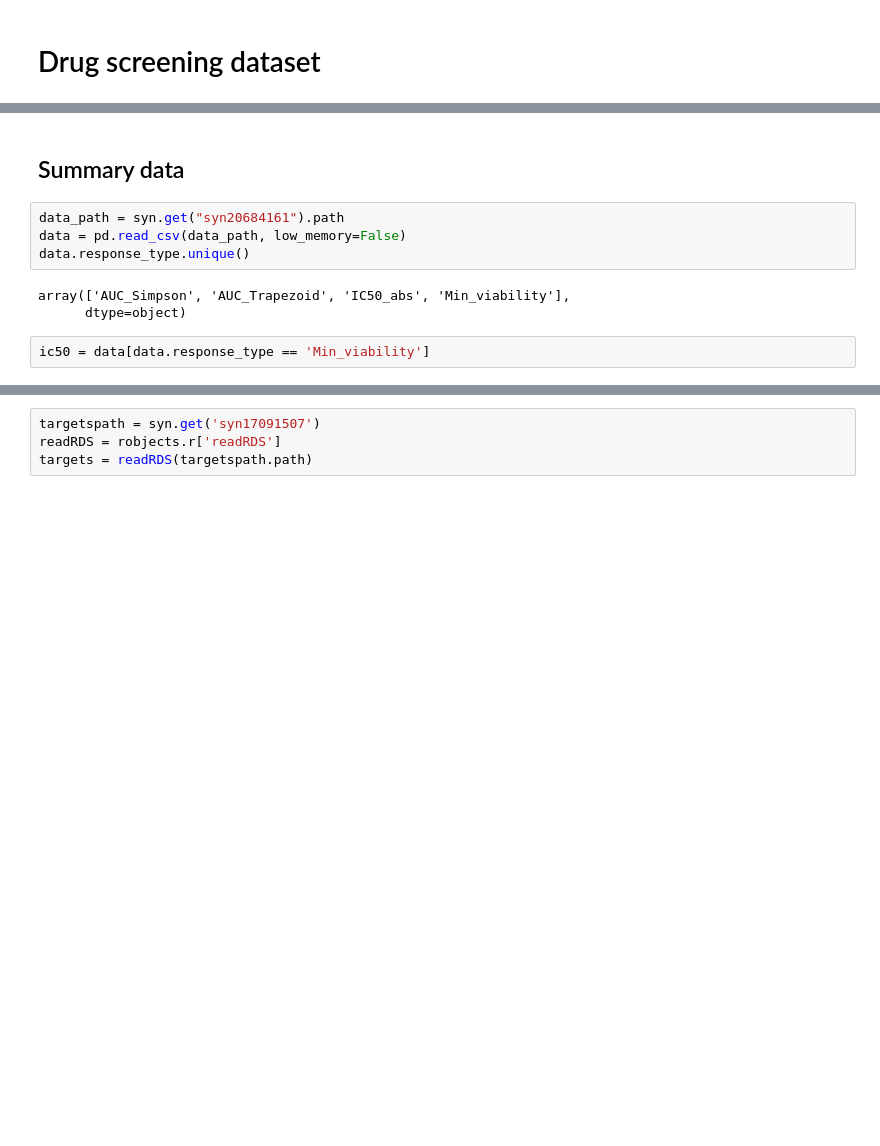
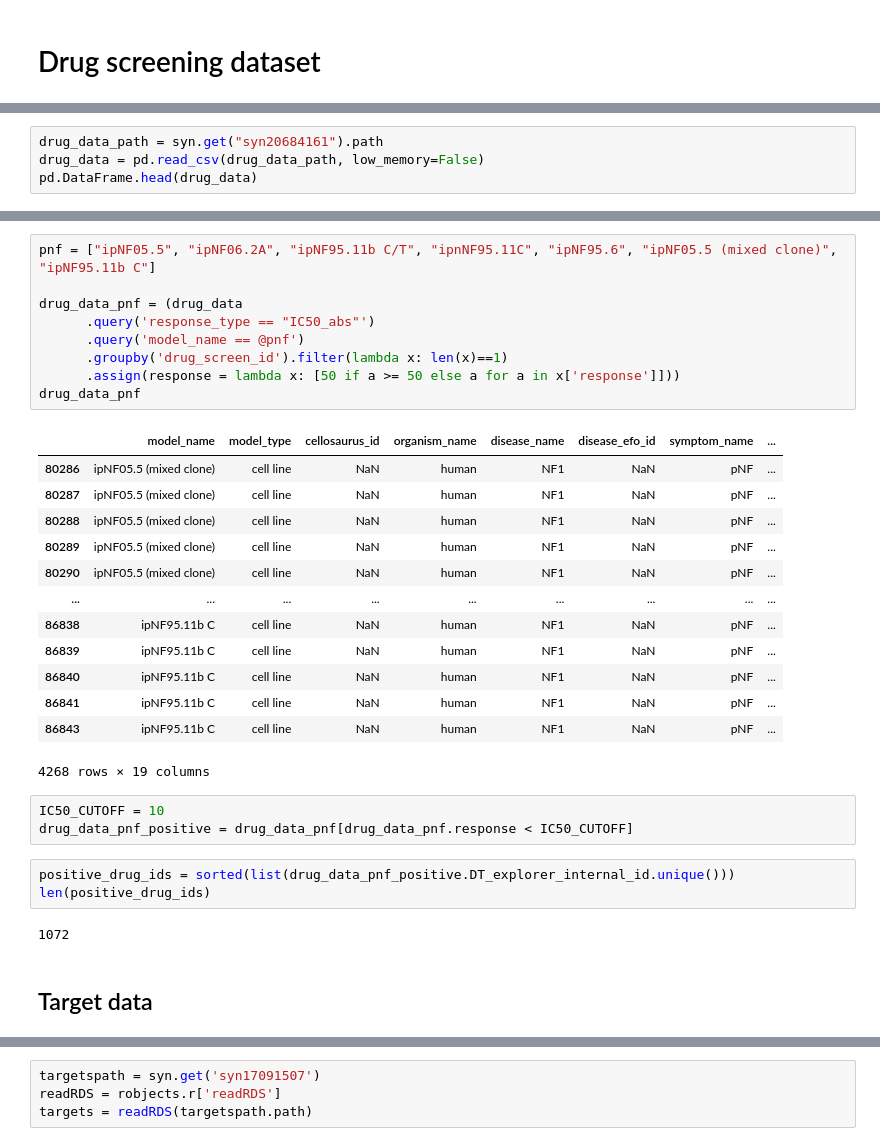
Before and after one commit to CTF-NFHackathon-2020/nf_model, a Jupyter notebook: Drug screening dataset.ipynb, the cells around one changed output, grey strips where cells are left out. Saved outputs shown, nothing was run; the diff lists cells and outputs as text; blank space fills up the shorter version.

Commit message:
Update drug statements notebook

```diff
--- a/Drug screening dataset.ipynb
+++ b/Drug screening dataset.ipynb
@@ -29,0 +21,4 @@ data.head()
+# %%
+drug_data_path = syn.get("syn20684161").path
+drug_data = pd.read_csv(drug_data_path, low_memory=False)
+pd.DataFrame.head(drug_data)
@@ -30,11 +32,33 @@ data.head()
+# %%
+pnf = ["ipNF05.5", "ipNF06.2A", "ipNF95.11b C/T", "ipnNF95.11C", "ipNF95.6", "ipNF05.5 (mixed clone)", "ipNF95.11b C"]
+
+drug_data_pnf = (drug_data
+      .query('response_type == "IC50_abs"')
+      .query('model_name == @pnf')
+      .groupby('drug_screen_id').filter(lambda x: len(x)==1)
+      .assign(response = lambda x: [50 if a >= 50 else a for a in x['response']]))
+drug_data_pnf
+# %% [output]
+|  | model_name | model_type | cellosaurus_id | organism_name | disease_name | disease_efo_id | symptom_name | ... |
+| 80286 | ipNF05.5 (mixed clone) | cell line | NaN | human | NF1 | NaN | pNF | ... |
+| 80287 | ipNF05.5 (mixed clone) | cell line | NaN | human | NF1 | NaN | pNF | ... |
+| 80288 | ipNF05.5 (mixed clone) | cell line | NaN | human | NF1 | NaN | pNF | ... |
+| 80289 | ipNF05.5 (mixed clone) | cell line | NaN | human | NF1 | NaN | pNF | ... |
+| 80290 | ipNF05.5 (mixed clone) | cell line | NaN | human | NF1 | NaN | pNF | ... |
+| ... | ... | ... | ... | ... | ... | ... | ... | ... |
+| 86838 | ipNF95.11b C | cell line | NaN | human | NF1 | NaN | pNF | ... |
+| 86839 | ipNF95.11b C | cell line | NaN | human | NF1 | NaN | pNF | ... |
+| 86840 | ipNF95.11b C | cell line | NaN | human | NF1 | NaN | pNF | ... |
+| 86841 | ipNF95.11b C | cell line | NaN | human | NF1 | NaN | pNF | ... |
+| 86843 | ipNF95.11b C | cell line | NaN | human | NF1 | NaN | pNF | ... |
+4268 rows × 19 columns
+# %%
+IC50_CUTOFF = 10
+drug_data_pnf_positive = drug_data_pnf[drug_data_pnf.response < IC50_CUTOFF]
+# %%
+positive_drug_ids = sorted(list(drug_data_pnf_positive.DT_explorer_internal_id.unique()))
+len(positive_drug_ids)
+# %% [output]
+1072
 # %% [markdown]
-## Summary data
+## Target data
-# %%
-data_path = syn.get("syn20684161").path
-data = pd.read_csv(data_path, low_memory=False)
-data.response_type.unique()
-# %% [output]
-array(['AUC_Simpson', 'AUC_Trapezoid', 'IC50_abs', 'Min_viability'],
-      dtype=object)
-# %%
-ic50 = data[data.response_type == 'Min_viability']
```
Also changed, not shown: parts of 19 cells of this notebook.
